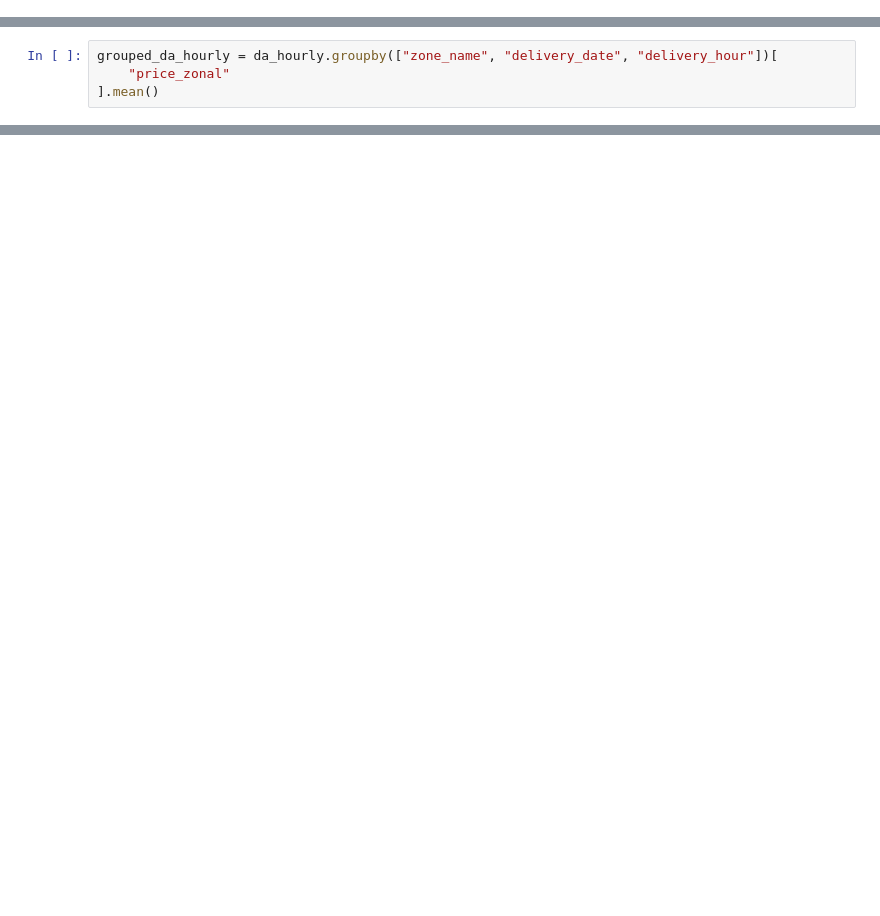
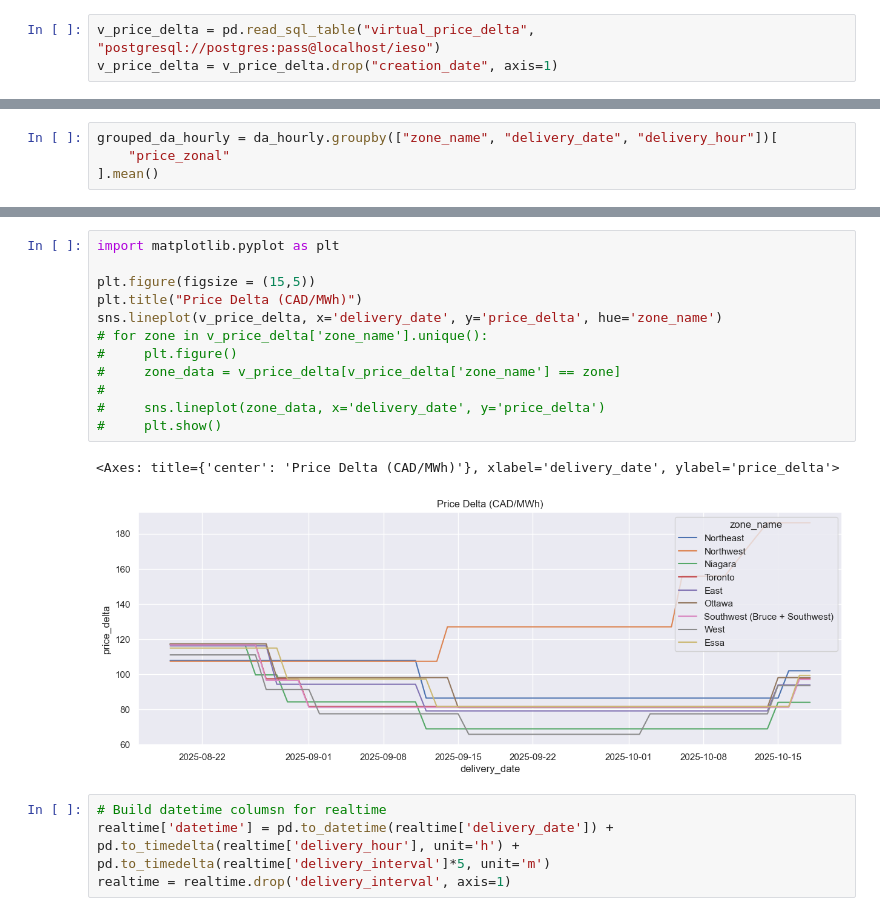
Before and after one commit to earlofpudding/gme-eda, a Jupyter notebook: notebooks/exploratory/20251016_dart_spreads.ipynb, the cells around one changed output, grey strips where cells are left out. Saved outputs shown, nothing was run; the diff lists cells and outputs as text; blank space fills up the shorter version.

```diff
--- a/notebooks/exploratory/20251016_dart_spreads.ipynb
+++ b/notebooks/exploratory/20251016_dart_spreads.ipynb
@@ -5,3 +9,6 @@ import numpy as np
 # %%
 da_hourly = pd.read_sql_table("da_hourly_zonal", "postgresql://postgres:pass@localhost/ieso")
 da_hourly = da_hourly.drop("creation_date", axis=1)
+# %%
+v_price_delta = pd.read_sql_table("virtual_price_delta", "postgresql://postgres:pass@localhost/ieso")
+v_price_delta = v_price_delta.drop("creation_date", axis=1)
@@ -33,0 +84,19 @@ grouped_da_hourly.plot(kind="line", figsize=(24,4))
+# %%
+import matplotlib.pyplot as plt
+
+plt.figure(figsize = (15,5))
+plt.title("Price Delta (CAD/MWh)")
+sns.lineplot(v_price_delta, x='delivery_date', y='price_delta', hue='zone_name')
+# for zone in v_price_delta['zone_name'].unique():
+#     plt.figure()
+#     zone_data = v_price_delta[v_price_delta['zone_name'] == zone]
+#
+#     sns.lineplot(zone_data, x='delivery_date', y='price_delta')
+#     plt.show()
+# %% [output]
+<Axes: title={'center': 'Price Delta (CAD/MWh)'}, xlabel='delivery_date', ylabel='price_delta'>
+[figure, added]
+# %%
+# Build datetime columsn for realtime
+realtime['datetime'] = pd.to_datetime(realtime['delivery_date']) + pd.to_timedelta(realtime['delivery_hour'], unit='h') + pd.to_timedelta(realtime['delivery_interval']*5, unit='m')
+realtime = realtime.drop('delivery_interval', axis=1)
```
Also changed, not shown: parts of 20 cells of this notebook, 2 other files.
